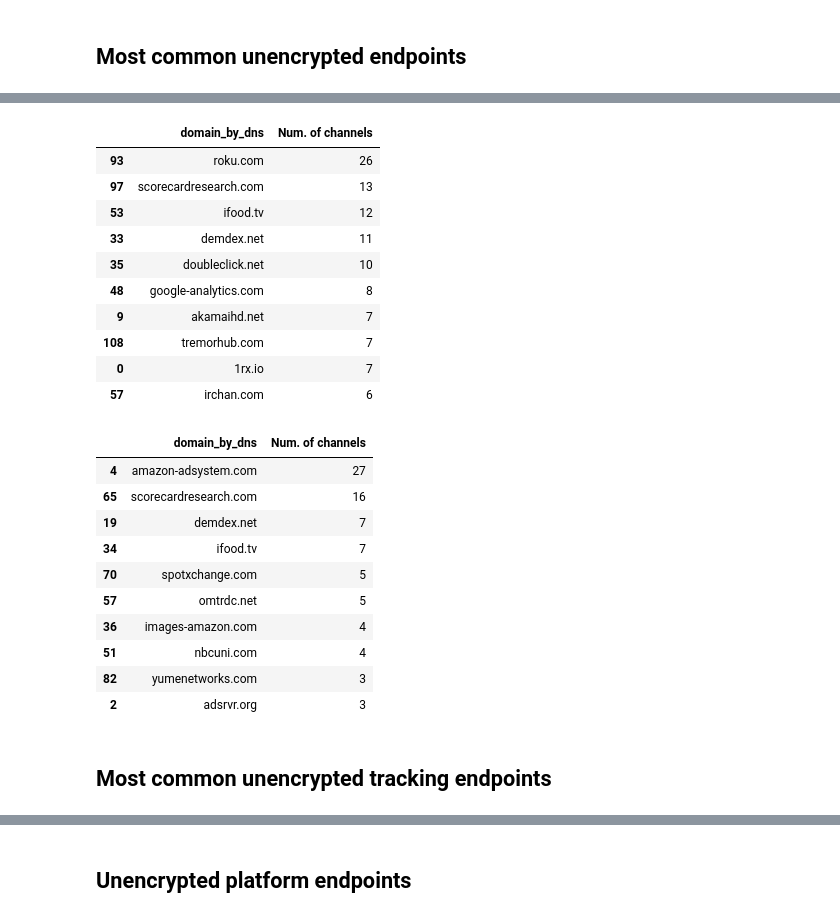
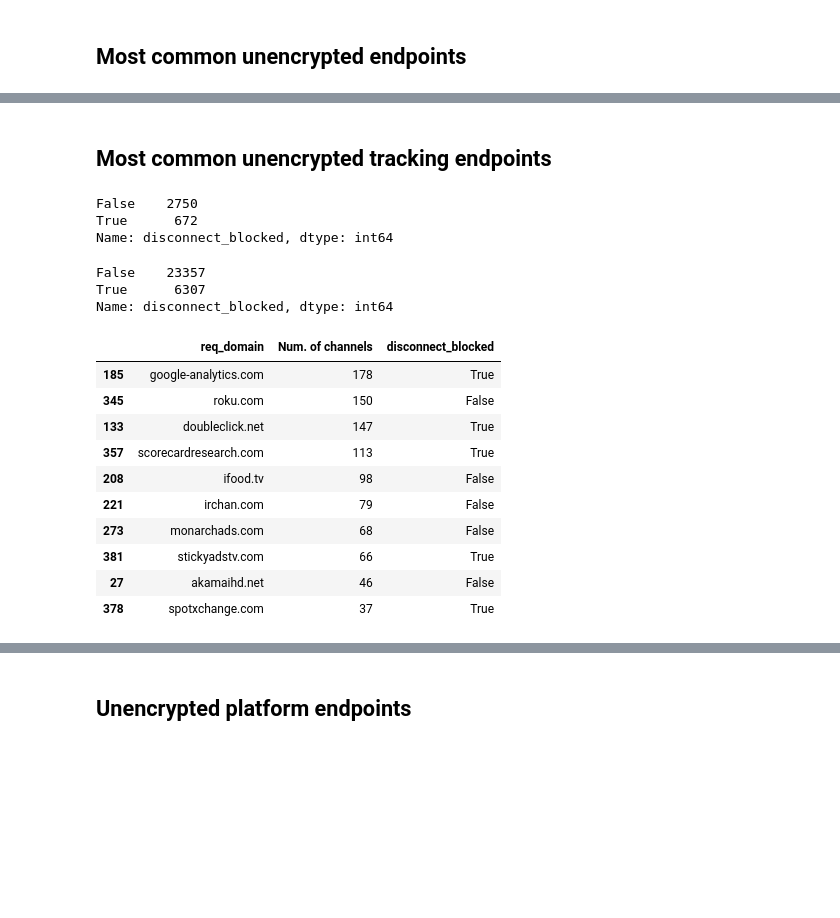
Before and after one commit to citp/ott-tracking, a Jupyter notebook: src/analysis/notebooks/Unencrypted-Connections.ipynb, the cells around one changed output, grey strips where cells are left out. Saved outputs shown, nothing was run; the diff lists cells and outputs as text; code cells hidden in the pictures; blank space fills up the shorter version.

```diff
--- a/src/analysis/notebooks/Unencrypted-Connections.ipynb
+++ b/src/analysis/notebooks/Unencrypted-Connections.ipynb
@@ -40,0 +22,8 @@ Loading distinct TCP connections from /media/gacar/Data/iot-house/crawl-data/ama
+# %%
+requests_roku = load_df(CrawlRokuTop1K, "http_req")
+responses_roku = load_df(CrawlRokuTop1K, "http_resp")
+dns_df_roku = load_df(CrawlRokuTop1K, "dns")
+
+requests_amazon = load_df(CrawlFireTVNoMITM, "http_req")
+responses_amazon = load_df(CrawlFireTVNoMITM, "http_resp")
+dns_df_amazon = load_df(CrawlFireTVNoMITM, "dns")
@@ -58,6 +57,3 @@ def print_unencryted_stats(df):
     print ("TLS:", res[TLS])
     print ("Total:", n_total)
     print("%% of unencrypted connections: %0.1f" % (100*res[NO_TLS] / (res[NO_TLS] + res[TLS])))
-# %%
-requests_roku, responses_roku, dns_df_roku = get_http_df(crawl_data_dir_roku)
-requests_amazon, responses_amazon, dns_df_amazon = get_http_df(crawl_data_dir_amazon)
@@ -322,33 +285,5 @@ print(make_latex_table(df, caption="Amazon - Most prevalent domains contacted ov
 \caption{Amazon - Most prevalent domains contacted over unencrypted connections}
 \label{tab:most_common_insecure_domains_amazon}
 \end{table}
-# %%
-get_popular_domains(roku_no_tls)
-# %% [output]
-|  | domain_by_dns | Num. of channels |
-| 93 | roku.com | 26 |
-| 97 | scorecardresearch.com | 13 |
-| 53 | ifood.tv | 12 |
-| 33 | demdex.net | 11 |
-| 35 | doubleclick.net | 10 |
-| 48 | google-analytics.com | 8 |
-| 9 | akamaihd.net | 7 |
-| 108 | tremorhub.com | 7 |
-| 0 | 1rx.io | 7 |
-| 57 | irchan.com | 6 |
-# %%
-get_popular_domains(amazon_tcp[~amazon_tcp.tls])
-# %% [output]
-|  | domain_by_dns | Num. of channels |
-| 4 | amazon-adsystem.com | 27 |
-| 65 | scorecardresearch.com | 16 |
-| 19 | demdex.net | 7 |
-| 34 | ifood.tv | 7 |
-| 70 | spotxchange.com | 5 |
-| 57 | omtrdc.net | 5 |
-| 36 | images-amazon.com | 4 |
-| 51 | nbcuni.com | 4 |
-| 82 | yumenetworks.com | 3 |
-| 2 | adsrvr.org | 3 |
 # %% [markdown]
 ## Most common unencrypted tracking endpoints
@@ -357,3 +293,35 @@ df = get_popular_domains(roku_tcp[~roku_tcp.tls & roku_tcp.disconnect_blocked])
+# %%
+requests_amazon.disconnect_blocked.value_counts()
+# %% [output]
+False    2750
+True      672
+Name: disconnect_blocked, dtype: int64
+# %%
+requests_roku.disconnect_blocked.value_counts()
+# %% [output]
+False    23357
+True      6307
+Name: disconnect_blocked, dtype: int64
+# %%
+from trackingprotection_tools import DisconnectParser
+disconnect = DisconnectParser(blocklist="disconnect/services.json")
+# %%
+df = get_popular_domains_from_reqs(requests_roku)
+df['disconnect_blocked'] = df['req_domain'].map(
+            lambda x: disconnect.should_block("http://" + x) if len(x) else False)
+df
+# %% [output]
+|  | req_domain | Num. of channels | disconnect_blocked |
+| 185 | google-analytics.com | 178 | True |
+| 345 | roku.com | 150 | False |
+| 133 | doubleclick.net | 147 | True |
+| 357 | scorecardresearch.com | 113 | True |
+| 208 | ifood.tv | 98 | False |
+| 221 | irchan.com | 79 | False |
+| 273 | monarchads.com | 68 | False |
+| 381 | stickyadstv.com | 66 | True |
+| 27 | akamaihd.net | 46 | False |
+| 378 | spotxchange.com | 37 | True |
 # %%
 print(make_latex_table(df, caption="Roku - Most prevalent trackers that use unencrypted connections",
                        label="most_common_insecure_trackers_roku"))
```
Also changed, not shown: parts of 62 cells of this notebook, 6 other files.
